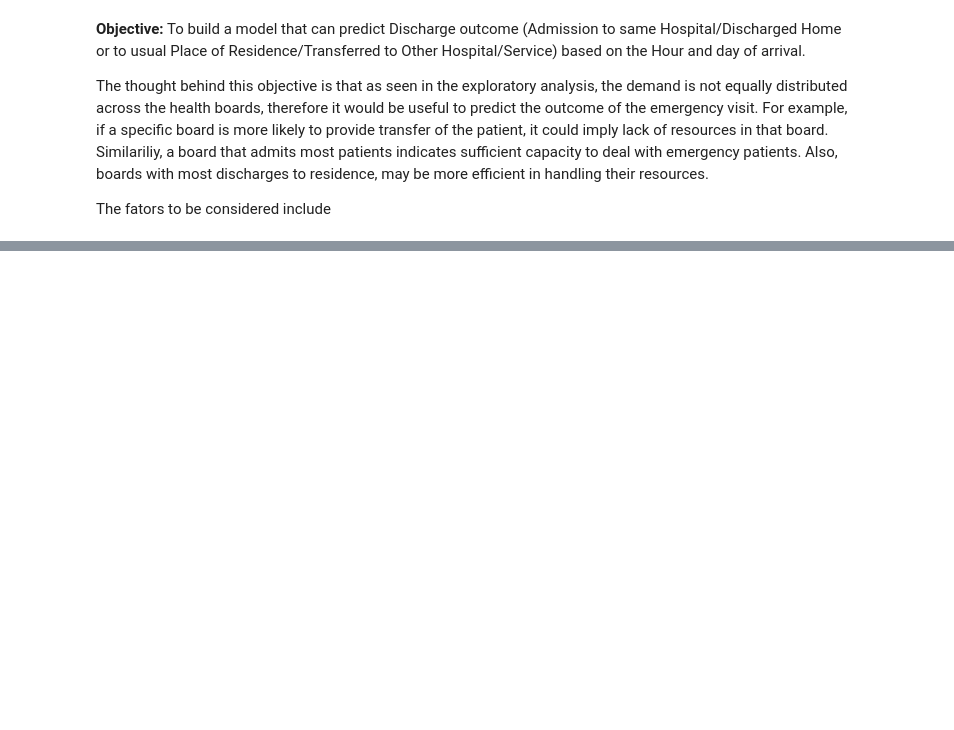
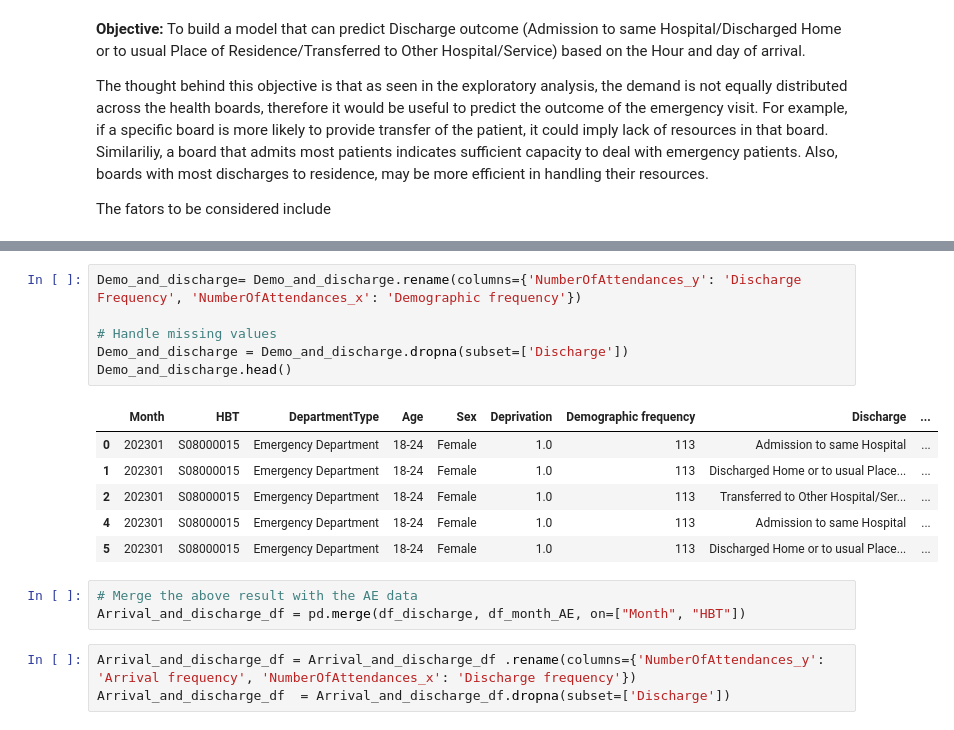
Before and after one commit to shivigupta0106/Public-Health-Scotland, a Jupyter notebook: Predictive Models.ipynb, the cells around one changed output, grey strips where cells are left out. Cells and saved outputs as stored; diff of their text form; blank space fills up the shorter version.

```diff
--- a/Predictive Models.ipynb
+++ b/Predictive Models.ipynb
@@ -108,0 +112,19 @@ The fators to be considered include
+# %%
+Demo_and_discharge= Demo_and_discharge.rename(columns={'NumberOfAttendances_y': 'Discharge Frequency', 'NumberOfAttendances_x': 'Demographic frequency'})
+
+# Handle missing values
+Demo_and_discharge = Demo_and_discharge.dropna(subset=['Discharge'])
+Demo_and_discharge.head()
+# %% [output]
+|  | Month | HBT | DepartmentType | Age | Sex | Deprivation | Demographic frequency | Discharge | ... |
+| 0 | 202301 | S08000015 | Emergency Department | 18-24 | Female | 1.0 | 113 | Admission to same Hospital | ... |
+| 1 | 202301 | S08000015 | Emergency Department | 18-24 | Female | 1.0 | 113 | Discharged Home or to usual Place... | ... |
+| 2 | 202301 | S08000015 | Emergency Department | 18-24 | Female | 1.0 | 113 | Transferred to Other Hospital/Ser... | ... |
+| 4 | 202301 | S08000015 | Emergency Department | 18-24 | Female | 1.0 | 113 | Admission to same Hospital | ... |
+| 5 | 202301 | S08000015 | Emergency Department | 18-24 | Female | 1.0 | 113 | Discharged Home or to usual Place... | ... |
+# %%
+# Merge the above result with the AE data
+Arrival_and_discharge_df = pd.merge(df_discharge, df_month_AE, on=["Month", "HBT"])
+# %%
+Arrival_and_discharge_df = Arrival_and_discharge_df .rename(columns={'NumberOfAttendances_y': 'Arrival frequency', 'NumberOfAttendances_x': 'Discharge frequency'})
+Arrival_and_discharge_df  = Arrival_and_discharge_df.dropna(subset=['Discharge'])
```
Also changed, not shown: parts of 29 cells of this notebook.
